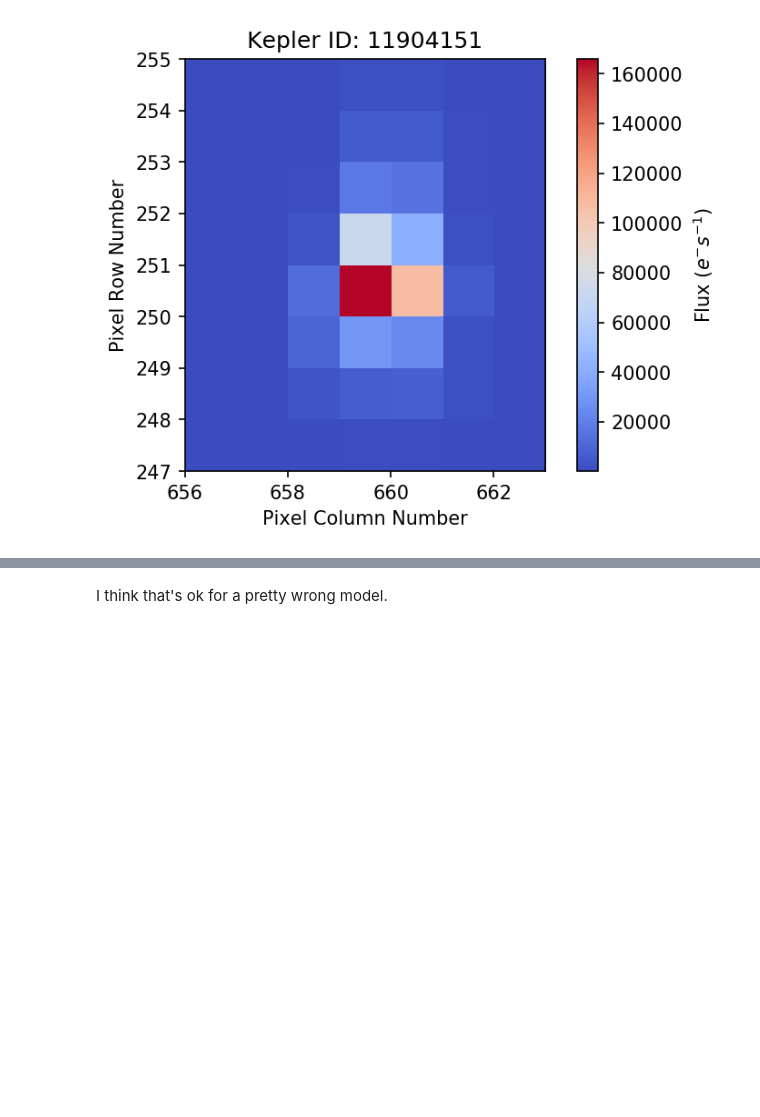
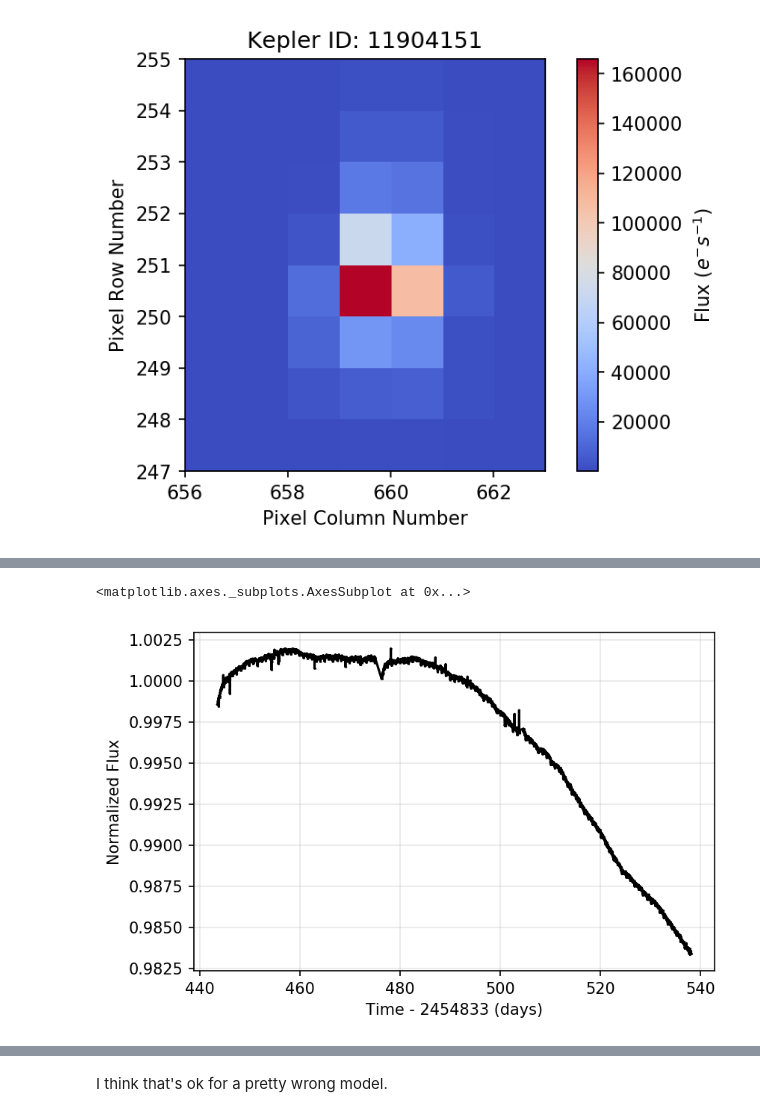
Before and after one commit to mirca/vaneska, a Jupyter notebook: demo.ipynb, the cells around one changed output, grey strips where cells are left out. Drawn from its saved outputs; the diff is of its cells as text; code cells hidden in the pictures; blank space fills up the shorter version.

```diff
--- a/demo.ipynb
+++ b/demo.ipynb
@@ -55,3 +189,8 @@ results = np.asrray(results)
+# %%
+lc.plot()
+# %% [output]
+<matplotlib.axes._subplots.AxesSubplot at 0x...>
+[figure, added]
 # %%
 lc_psf = LightCurve(tpf.time, results[:, 0]).flatten().fold(0.837495)
 # %%
```
Also changed, not shown: parts of 12 cells of this notebook, 1 other file.
